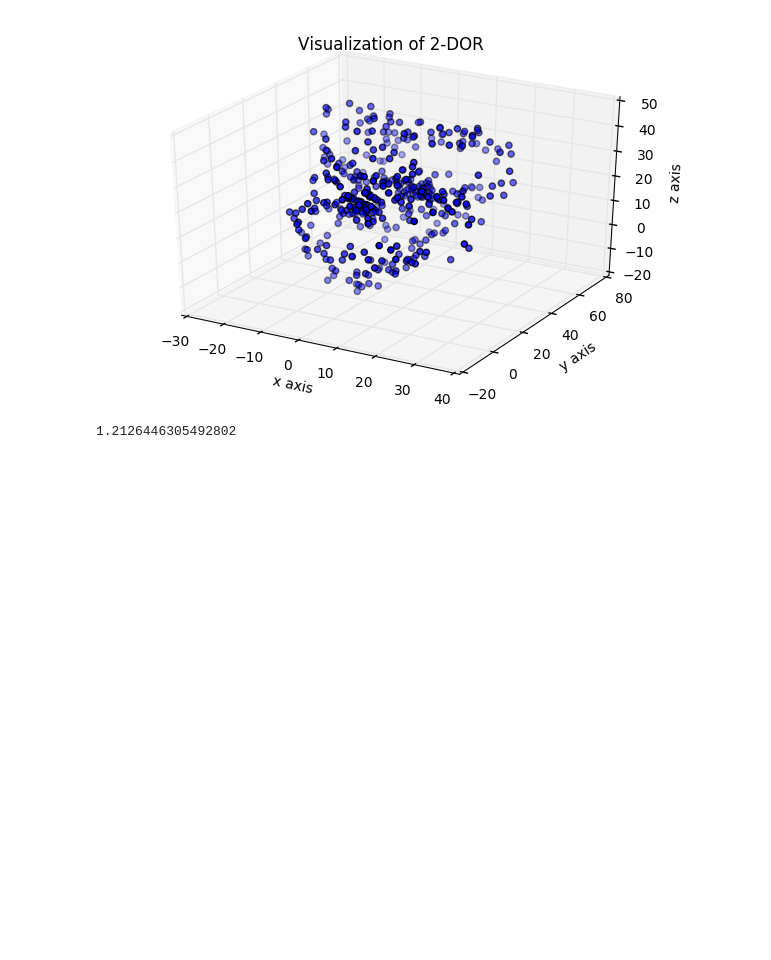
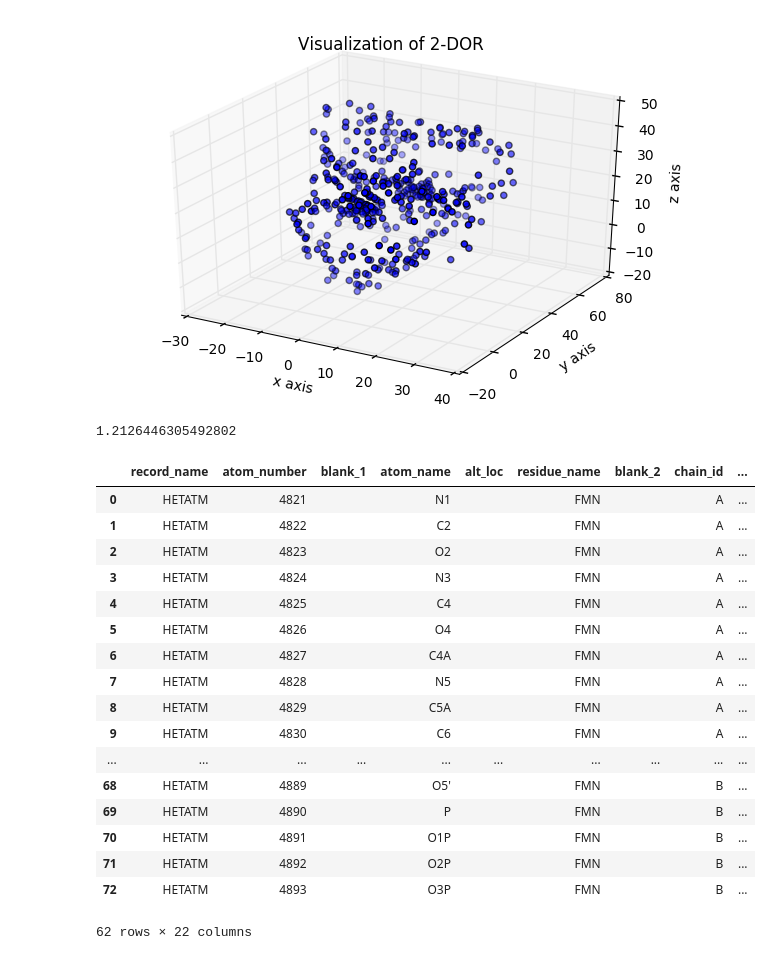
Before and after one commit to FlavoInformatics/FlavinDB, a Jupyter notebook: FilterInteractions.ipynb, the cells around one changed output. Drawn from its saved outputs; the diff is of its cells as text; code cells hidden in the pictures; blank space fills up the shorter version.

```diff
--- a/FilterInteractions.ipynb
+++ b/FilterInteractions.ipynb
@@ -126,3 +126,24 @@ with open("2dor.txt", "w") as f:
     for key_hetratm_number, neighbors_df in results["neighbors"]:
         f.write("\tKEY HETRATM {}: {}\n\t{}\n".format(count, key_hetratm_number, neighbors_df.to_string(index=False)))
         count += 1
+# %%
+hetatms[hetatms.residue_name == "FMN"]
+# %% [output]
+|  | record_name | atom_number | blank_1 | atom_name | alt_loc | residue_name | blank_2 | chain_id | ... |
+| 0 | HETATM | 4821 |  | N1 |  | FMN |  | A | ... |
+| 1 | HETATM | 4822 |  | C2 |  | FMN |  | A | ... |
+| 2 | HETATM | 4823 |  | O2 |  | FMN |  | A | ... |
+| 3 | HETATM | 4824 |  | N3 |  | FMN |  | A | ... |
+| 4 | HETATM | 4825 |  | C4 |  | FMN |  | A | ... |
+| 5 | HETATM | 4826 |  | O4 |  | FMN |  | A | ... |
+| 6 | HETATM | 4827 |  | C4A |  | FMN |  | A | ... |
+| 7 | HETATM | 4828 |  | N5 |  | FMN |  | A | ... |
+| 8 | HETATM | 4829 |  | C5A |  | FMN |  | A | ... |
+| 9 | HETATM | 4830 |  | C6 |  | FMN |  | A | ... |
+| ... | ... | ... | ... | ... | ... | ... | ... | ... | ... |
+| 68 | HETATM | 4889 |  | O5' |  | FMN |  | B | ... |
+| 69 | HETATM | 4890 |  | P |  | FMN |  | B | ... |
+| 70 | HETATM | 4891 |  | O1P |  | FMN |  | B | ... |
+| 71 | HETATM | 4892 |  | O2P |  | FMN |  | B | ... |
+| 72 | HETATM | 4893 |  | O3P |  | FMN |  | B | ... |
+62 rows × 22 columns
```
Also changed, not shown: 2 other files.
